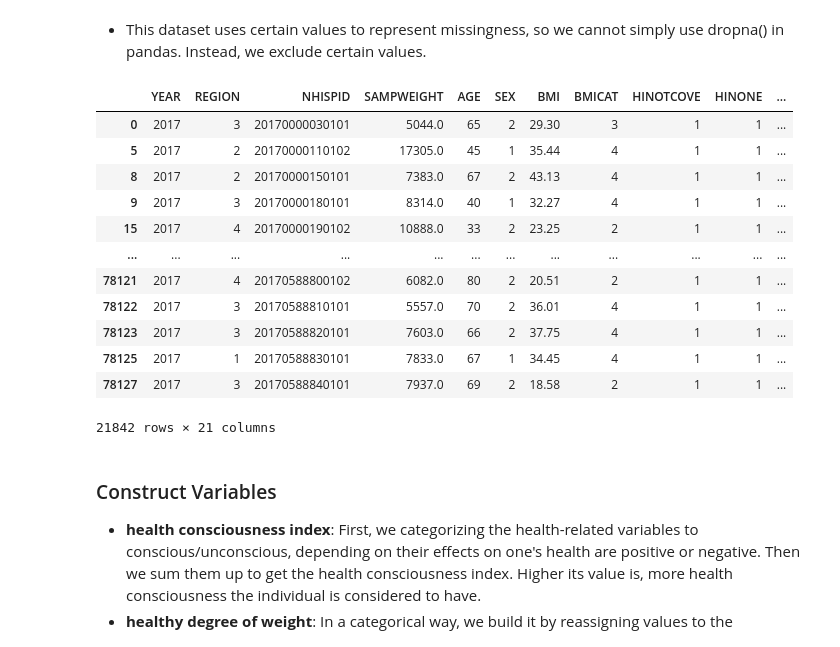
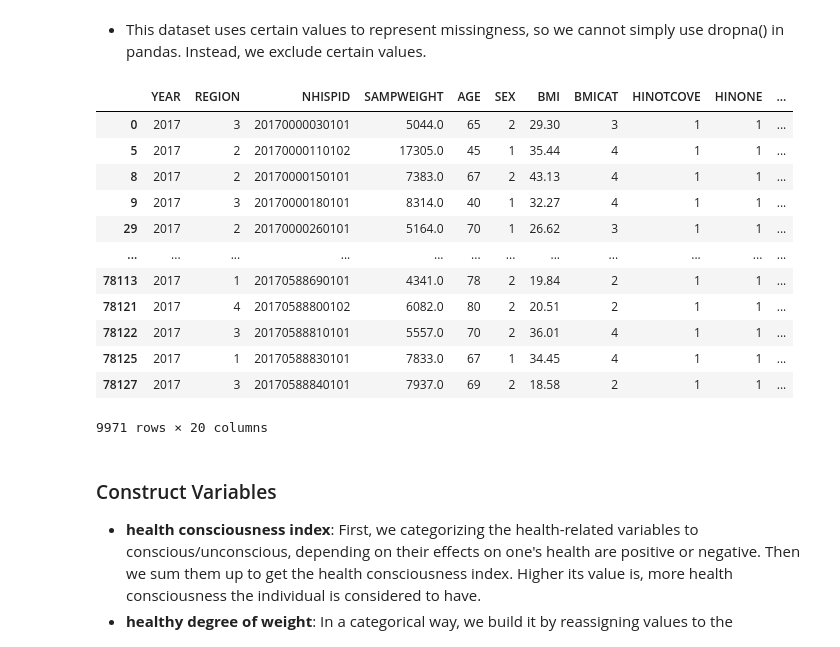
Before and after one commit to RosiePeng1/COGS108-Project, a Jupyter notebook: DataCheckpointGroup_Sp23_cogs108project.ipynb, the cells around one changed output. Drawn from its saved outputs; the diff is of its cells as text; code cells hidden in the pictures.

```diff
--- a/DataCheckpointGroup_Sp23_cogs108project.ipynb
+++ b/DataCheckpointGroup_Sp23_cogs108project.ipynb
@@ -106,7 +106,7 @@ df.head(10)
 - This dataset uses certain values to represent missingness, so we cannot simply use dropna() in pandas. Instead, we exclude certain values.
 # %%
 ##dropping useless variables
-data = df.drop(columns=["PX", "PERWEIGHT", "ASTATFLG", "CSTATFLG", "MCAIDPREM", "QUITYRS","ALC5UPYR","ALCAMT","CIGDAYMO","QUITNO","QUITTP","SMOKFREQNOW"])
+data = df.drop(columns=["PX", "PERWEIGHT", "ASTATFLG", "CSTATFLG", "MCAIDPREM", "QUITYRS","ALC5UPYR","ALCAMT","CIGDAYMO","QUITNO","QUITTP","SMOKFREQNOW","SMKLSFREQNOW"])
 ## clean dataset by remove the rows that contains BMI = 0 and over 99 is unknown
 data = data.loc[(df['BMI']!=0) & (df['BMI']<99)]
 
@@ -117,7 +117,7 @@ data = data.loc[(data['HINOTCOVE']!=9)]
 data = data.loc[(data['HINONE']!=9) & data['HINONE']!=7]
 
 ## for HIP1COST higher than 99997 are useless data
-data = data.loc[(data['HIP1COST']<99997)]
+data = data.loc[(data['HIP1COST']<99997) & (data['HIP1COST']!=0)]
 
 # ## ALC5UPYR over 990 are useless data
 # data = data.loc[(data['ALC5UPYR']<990)]
@@ -163,41 +163,41 @@ data = data.loc[(data['DIETDYR']!=0) & (data['DIETDYR']<5)]
 data = data.loc[(data['WTPROGDYR']!=0) & (data['WTPROGDYR']<5)]
 
 ## For DIETNOW, 0=not apply and 5+ are missing values, so we remove them.
 data = data.loc[(data['DIETNOW']!=0) & (data['DIETNOW']<5)]
 
 ## For WTPROGNOW, 0=not apply and 5+ are missing values, so we remove them.
 data = data.loc[(data['WTPROGNOW']!=0) & (data['WTPROGNOW']<5)]
 
 ## For HRSLEEP, 0=not apply and 30+ are missing values, so we remove them.
 data = data.loc[(data['HRSLEEP']!=0) & (data['HRSLEEP']<30)]
 
 ## For PCLOOKHELYR, 0=not apply and 5+ are missing values, so we remove them.
 data = data.loc[(data['PCLOOKHELYR']!=0) & (data['PCLOOKHELYR']<5)]
 
 ## since the insurance cost gap is huge, thus change it into categorical data, where 1 = paying over $1000, 0 = under $1000, -1 = not paying at all
 def cost_cat(cost):
     if cost>= 1000:
         return 1
     elif cost<=0:
         return -1
     else:
         return 0
 data['HIP1COST'] = data['HIP1COST'].apply(cost_cat)
 data
 # %% [output]
 |  | YEAR | REGION | NHISPID | SAMPWEIGHT | AGE | SEX | BMI | BMICAT | HINOTCOVE | HINONE | ... |
 | 0 | 2017 | 3 | 20170000030101 | 5044.0 | 65 | 2 | 29.30 | 3 | 1 | 1 | ... |
 | 5 | 2017 | 2 | 20170000110102 | 17305.0 | 45 | 1 | 35.44 | 4 | 1 | 1 | ... |
 | 8 | 2017 | 2 | 20170000150101 | 7383.0 | 67 | 2 | 43.13 | 4 | 1 | 1 | ... |
 | 9 | 2017 | 3 | 20170000180101 | 8314.0 | 40 | 1 | 32.27 | 4 | 1 | 1 | ... |
-| 15 | 2017 | 4 | 20170000190102 | 10888.0 | 33 | 2 | 23.25 | 2 | 1 | 1 | ... |
+| 29 | 2017 | 2 | 20170000260101 | 5164.0 | 70 | 1 | 26.62 | 3 | 1 | 1 | ... |
 | ... | ... | ... | ... | ... | ... | ... | ... | ... | ... | ... | ... |
+| 78113 | 2017 | 1 | 20170588690101 | 4341.0 | 78 | 2 | 19.84 | 2 | 1 | 1 | ... |
 | 78121 | 2017 | 4 | 20170588800102 | 6082.0 | 80 | 2 | 20.51 | 2 | 1 | 1 | ... |
 | 78122 | 2017 | 3 | 20170588810101 | 5557.0 | 70 | 2 | 36.01 | 4 | 1 | 1 | ... |
-| 78123 | 2017 | 3 | 20170588820101 | 7603.0 | 66 | 2 | 37.75 | 4 | 1 | 1 | ... |
 | 78125 | 2017 | 1 | 20170588830101 | 7833.0 | 67 | 1 | 34.45 | 4 | 1 | 1 | ... |
 | 78127 | 2017 | 3 | 20170588840101 | 7937.0 | 69 | 2 | 18.58 | 2 | 1 | 1 | ... |
-21842 rows × 21 columns
+9971 rows × 20 columns
 # %% [markdown]
 ### Construct Variables
 
```
Also changed, not shown: parts of 2 cells of this notebook.
